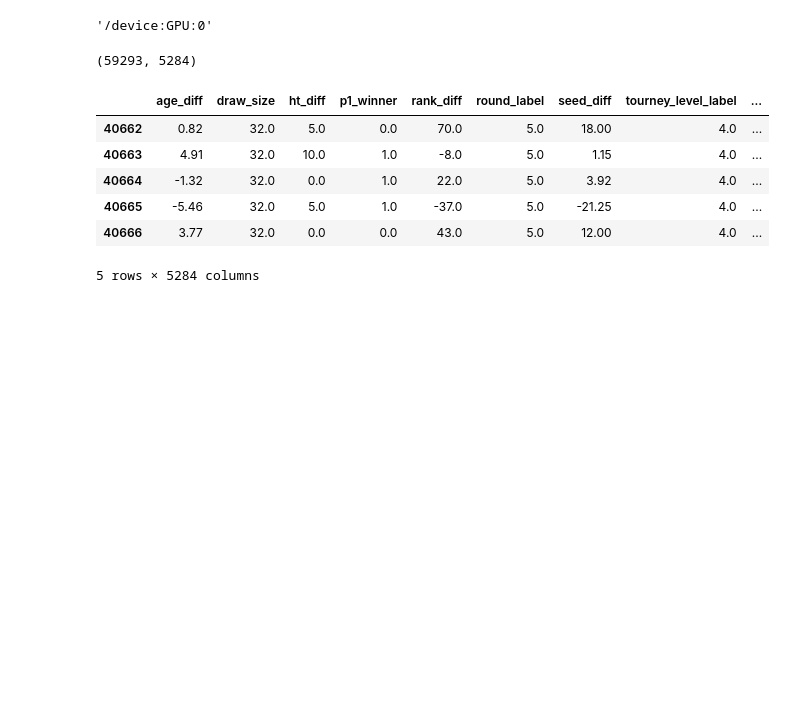
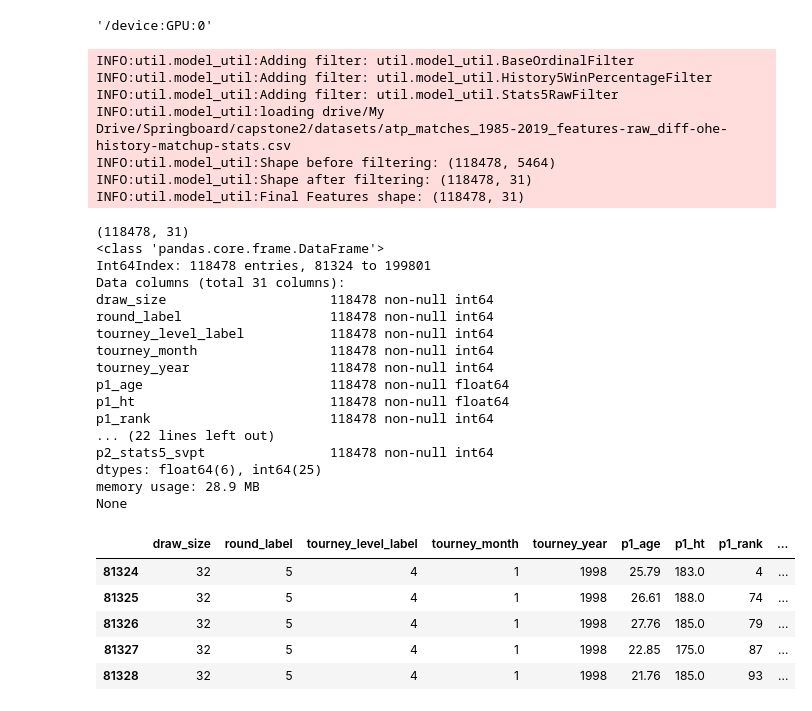
Before and after one commit to sv650s/atp-tennis-predictions, a Jupyter notebook: notebooks/5.1.0-classification-2layer_nn-2xfeatures-ordinal-history5_win_perc-stats5.ipynb, the cells around one changed output. Cells and saved outputs as stored; diff of their text form; code cells hidden in the pictures; blank space fills up the shorter version.

```diff
--- a/notebooks/5.1.0-classification-2layer_nn-2xfeatures-ordinal-history5_win_perc-stats5.ipynb
+++ b/notebooks/5.1.0-classification-2layer_nn-2xfeatures-ordinal-history5_win_perc-stats5.ipynb
@@ -72,16 +100,62 @@ sys.path.append(DRIVE_DIR)
-# %%
-features_orig = pd.read_csv(FEATURE_FILE_1985_DIFF_OHE_MATCHUP)
-features_orig = features_orig[features_orig.tourney_year >= START_YEAR]
-
-print(features_orig.shape)
-features_orig.head()
-# %% [output]
-(59293, 5284)
-|  | age_diff | draw_size | ht_diff | p1_winner | rank_diff | round_label | seed_diff | tourney_level_label | ... |
-| 40662 | 0.82 | 32.0 | 5.0 | 0.0 | 70.0 | 5.0 | 18.00 | 4.0 | ... |
-| 40663 | 4.91 | 32.0 | 10.0 | 1.0 | -8.0 | 5.0 | 1.15 | 4.0 | ... |
-| 40664 | -1.32 | 32.0 | 0.0 | 1.0 | 22.0 | 5.0 | 3.92 | 4.0 | ... |
-| 40665 | -5.46 | 32.0 | 5.0 | 1.0 | -37.0 | 5.0 | -21.25 | 4.0 | ... |
-| 40666 | 3.77 | 32.0 | 0.0 | 0.0 | 43.0 | 5.0 | 12.00 | 4.0 | ... |
-5 rows × 5284 columns
+# %%
+DATASET_DIR = f'{DRIVE_DIR}/datasets'
+MODEL_DIR = f'{DRIVE_DIR}/models'
+REPORT_DIR = f'{DRIVE_DIR}/reports'
+
+START_YEAR = 1998
+END_YEAR = 2018
+
+DEBUG = False
+MODEL_NAME = 'nn_2layer-2xfeatures-ordinal-history5_win_perc-stats5'
+mu.ModelWrapper.MODEL_DIR = f'{DRIVE_DIR}/models'
+
+
+if DEBUG:
+  FEATURE_FILE = f'{DATASET_DIR}/atp_matches_1985-2019_features_test-raw_diff-ohe-history-matchup-stats.csv'
+  MODEL_NAME = f'{MODEL_NAME}-test'
+  mu.ModelWrapper.REPORT_FILE = f'{DRIVE_DIR}/reports/summary-test.csv'
+else:
+  FEATURE_FILE = f'{DATASET_DIR}/atp_matches_1985-2019_features-raw_diff-ohe-history-matchup-stats.csv'
+  mu.ModelWrapper.REPORT_FILE = f'{DRIVE_DIR}/reports/summary.csv'
+# %%
+filters = ["util.model_util.BaseOrdinalFilter", "util.model_util.History5WinPercentageFilter", "util.model_util.Stats5RawFilter"]
+MODEL_BASENAME = f'{MODEL_DIR}/{MODEL_NAME}'
+
+
+features, labels = mu.ModelWrapper.get_data(FEATURE_FILE, LABEL_COL, START_YEAR, END_YEAR, column_filters = filters,
+                                                split_train_test = False)
+print(features.shape)
+print(features.info())
+features.head()
+# %% [output]
+INFO:util.model_util:Adding filter: util.model_util.BaseOrdinalFilter
+INFO:util.model_util:Adding filter: util.model_util.History5WinPercentageFilter
+INFO:util.model_util:Adding filter: util.model_util.Stats5RawFilter
+INFO:util.model_util:loading drive/My Drive/Springboard/capstone2/datasets/atp_matches_1985-2019_features-raw_diff-ohe-history-matchup-stats.csv
+INFO:util.model_util:Shape before filtering: (118478, 5464)
+INFO:util.model_util:Shape after filtering: (118478, 31)
+INFO:util.model_util:Final Features shape: (118478, 31)
+(118478, 31)
+<class 'pandas.core.frame.DataFrame'>
+Int64Index: 118478 entries, 81324 to 199801
+Data columns (total 31 columns):
+draw_size                     118478 non-null int64
+round_label                   118478 non-null int64
+tourney_level_label           118478 non-null int64
+tourney_month                 118478 non-null int64
+tourney_year                  118478 non-null int64
+p1_age                        118478 non-null float64
+p1_ht                         118478 non-null float64
+p1_rank                       118478 non-null int64
+... (22 lines left out)
+p2_stats5_svpt                118478 non-null int64
+dtypes: float64(6), int64(25)
+memory usage: 28.9 MB
+None
+|  | draw_size | round_label | tourney_level_label | tourney_month | tourney_year | p1_age | p1_ht | p1_rank | ... |
+| 81324 | 32 | 5 | 4 | 1 | 1998 | 25.79 | 183.0 | 4 | ... |
+| 81325 | 32 | 5 | 4 | 1 | 1998 | 26.61 | 188.0 | 74 | ... |
+| 81326 | 32 | 5 | 4 | 1 | 1998 | 27.76 | 185.0 | 79 | ... |
+| 81327 | 32 | 5 | 4 | 1 | 1998 | 22.85 | 175.0 | 87 | ... |
+| 81328 | 32 | 5 | 4 | 1 | 1998 | 21.76 | 185.0 | 93 | ... |
 # %%
```
Also changed, not shown: parts of 25 cells of this notebook.
